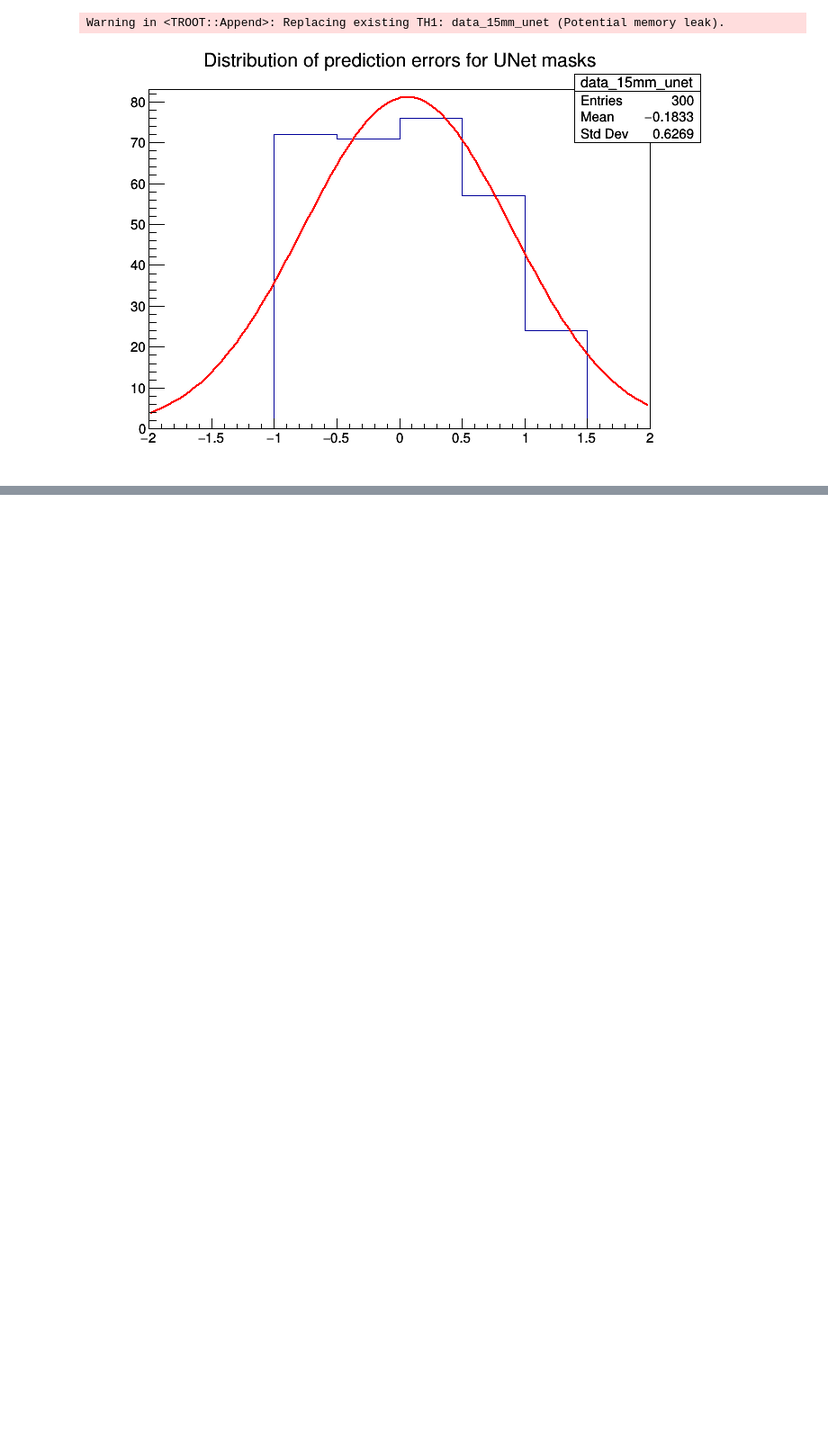
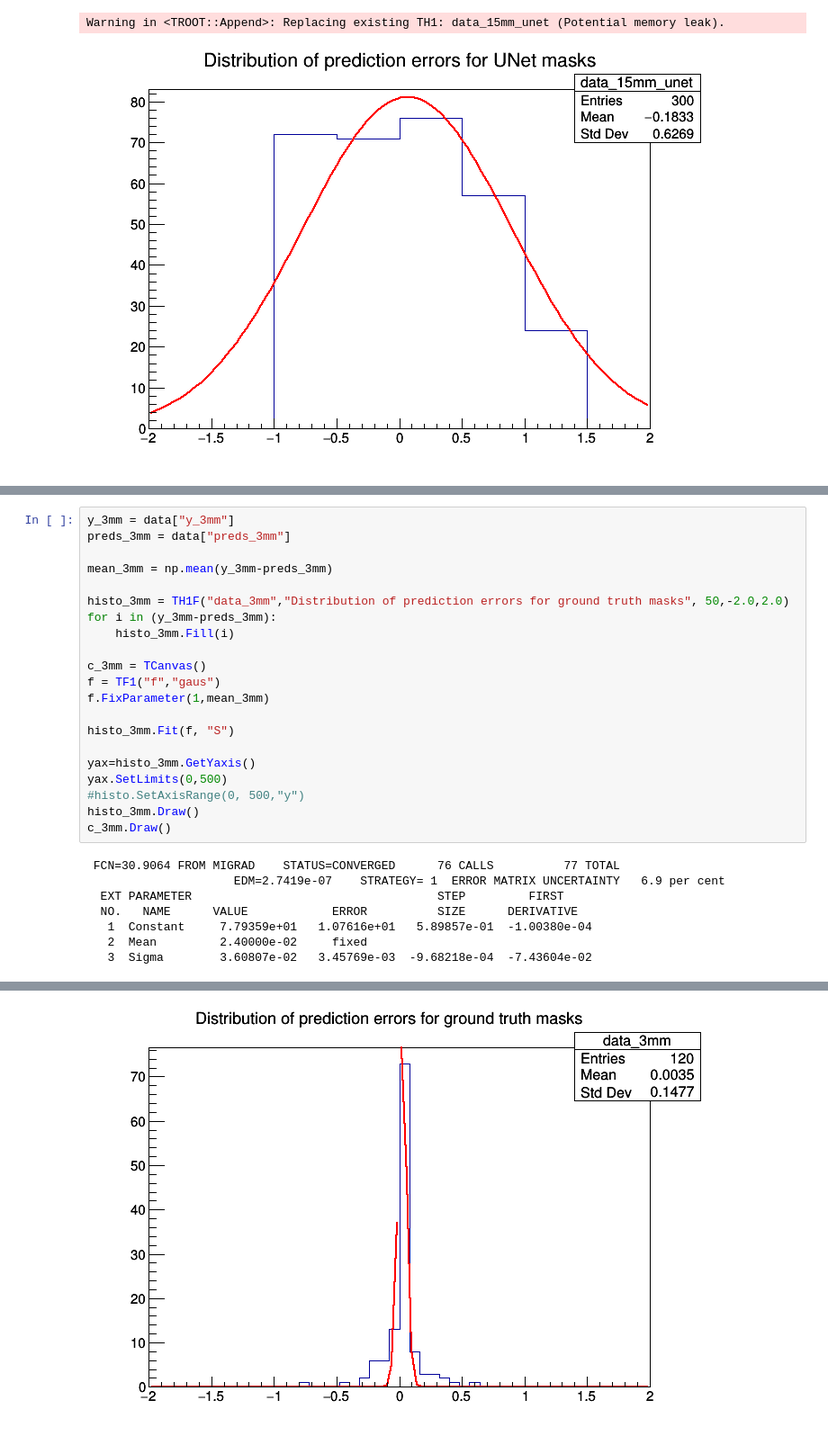
Before and after one commit to cdesio/leaf_reco, a Jupyter notebook: notebooks/Gaussian_fit_root.ipynb, the cells around one changed output, grey strips where cells are left out. Shown at 90% size. Drawn from its saved outputs; the diff is of its cells as text; blank space fills up the shorter version.

```diff
--- a/notebooks/Gaussian_fit_root.ipynb
+++ b/notebooks/Gaussian_fit_root.ipynb
@@ -149,0 +245,29 @@ Warning in <TROOT::Append>: Replacing existing TH1: data_15mm_unet (Potential me
+# %%
+y_3mm = data["y_3mm"]
+preds_3mm = data["preds_3mm"]
+
+mean_3mm = np.mean(y_3mm-preds_3mm)
+
+histo_3mm = TH1F("data_3mm","Distribution of prediction errors for ground truth masks", 50,-2.0,2.0)
+for i in (y_3mm-preds_3mm):
+    histo_3mm.Fill(i)
+
+c_3mm = TCanvas()
+f = TF1("f","gaus")
+f.FixParameter(1,mean_3mm)
+
+histo_3mm.Fit(f, "S")
+
+yax=histo_3mm.GetYaxis()
+yax.SetLimits(0,500)
+#histo.SetAxisRange(0, 500,"y")
+histo_3mm.Draw()
+c_3mm.Draw()
+# %% [output]
+ FCN=30.9064 FROM MIGRAD    STATUS=CONVERGED      76 CALLS          77 TOTAL
+                     EDM=2.7419e-07    STRATEGY= 1  ERROR MATRIX UNCERTAINTY   6.9 per cent
+  EXT PARAMETER                                   STEP         FIRST
+  NO.   NAME      VALUE            ERROR          SIZE      DERIVATIVE
+   1  Constant     7.79359e+01   1.07616e+01   5.89857e-01  -1.00380e-04
+   2  Mean         2.40000e-02     fixed
+   3  Sigma        3.60807e-02   3.45769e-03  -9.68218e-04  -7.43604e-02
@@ -149,0 +275 @@ Warning in <TROOT::Append>: Replacing existing TH1: data_15mm_unet (Potential me
+[figure, added]
```
Also changed, not shown: parts of 33 cells of this notebook, 13 other files.
